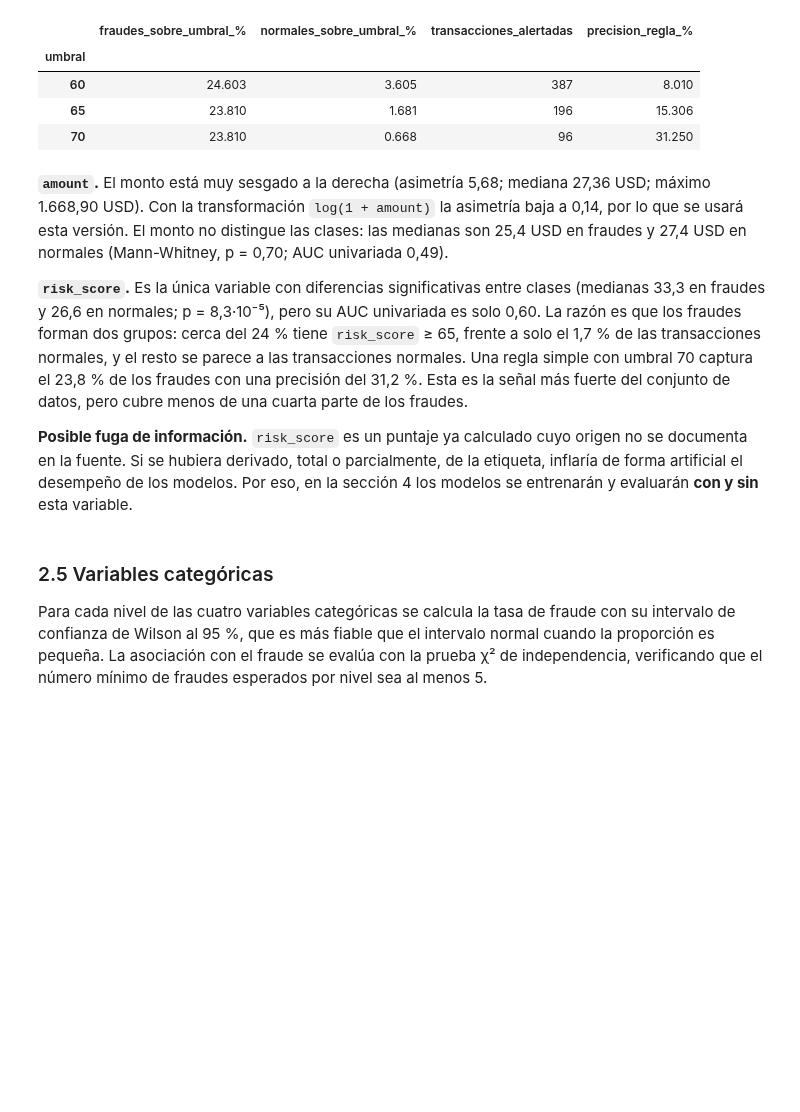
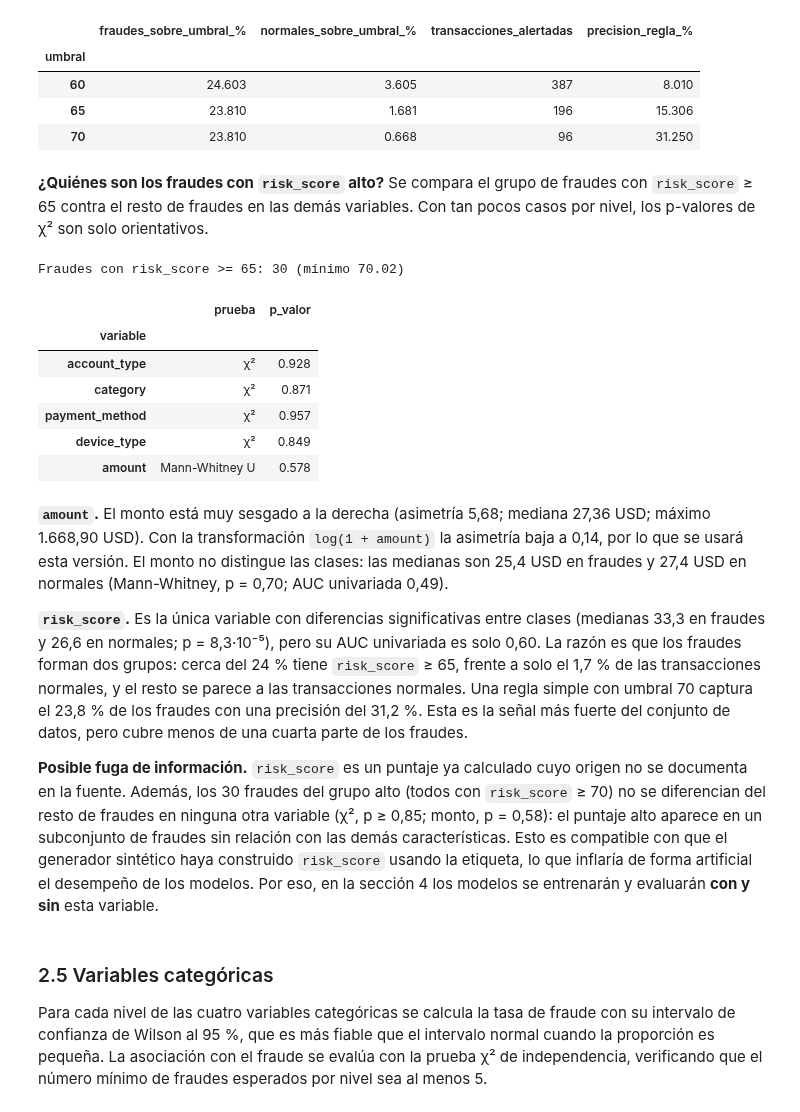
Before and after one commit to SamuelPuerta/FinancialTransactions-FraudDetection-Model, a Jupyter notebook: notebooks/01_descripcion_problema.ipynb, the cells around one changed output. Drawn from its saved outputs; the diff is of its cells as text; code cells hidden in the pictures; blank space fills up the shorter version.

```diff
--- a/notebooks/01_descripcion_problema.ipynb
+++ b/notebooks/01_descripcion_problema.ipynb
@@ -295,12 +298,36 @@ pd.DataFrame(filas).set_index("umbral")
 | 60 | 24.603 | 3.605 | 387 | 8.010 |
 | 65 | 23.810 | 1.681 | 196 | 15.306 |
 | 70 | 23.810 | 0.668 | 96 | 31.250 |
+# %% [markdown]
+**¿Quiénes son los fraudes con `risk_score` alto?** Se compara el grupo de fraudes con `risk_score` ≥ 65 contra el resto de fraudes en las demás variables. Con tan pocos casos por nivel, los p-valores de χ² son solo orientativos.
+# %%
+fraudes = df[df["is_fraud"] == 1].copy()
+fraudes["grupo"] = np.where(fraudes["risk_score"] >= 65, "risk_score alto", "resto")
+alto = fraudes["grupo"] == "risk_score alto"
+print(f"Fraudes con risk_score >= 65: {alto.sum()} (mínimo {fraudes.loc[alto, 'risk_score'].min():.2f})")
+
+filas = []
+for col in ["account_type", "category", "payment_method", "device_type"]:
+    _, p, _, _ = stats.chi2_contingency(pd.crosstab(fraudes[col], fraudes["grupo"]))
+    filas.append({"variable": col, "prueba": "χ²", "p_valor": p})
+_, p = stats.mannwhitneyu(fraudes.loc[alto, "amount"], fraudes.loc[~alto, "amount"])
+filas.append({"variable": "amount", "prueba": "Mann-Whitney U", "p_valor": p})
+pd.DataFrame(filas).set_index("variable")
+# %% [output]
+Fraudes con risk_score >= 65: 30 (mínimo 70.02)
+|  | prueba | p_valor |
+| variable |  |  |
+| account_type | χ² | 0.928 |
+| category | χ² | 0.871 |
+| payment_method | χ² | 0.957 |
+| device_type | χ² | 0.849 |
+| amount | Mann-Whitney U | 0.578 |
 # %% [markdown]
 **`amount`.** El monto está muy sesgado a la derecha (asimetría 5,68; mediana 27,36 USD; máximo 1.668,90 USD). Con la transformación `log(1 + amount)` la asimetría baja a 0,14, por lo que se usará esta versión. El monto no distingue las clases: las medianas son 25,4 USD en fraudes y 27,4 USD en normales (Mann-Whitney, p = 0,70; AUC univariada 0,49).
 
 **`risk_score`.** Es la única variable con diferencias significativas entre clases (medianas 33,3 en fraudes y 26,6 en normales; p = 8,3·10⁻⁵), pero su AUC univariada es solo 0,60. La razón es que los fraudes forman dos grupos: cerca del 24 % tiene `risk_score` ≥ 65, frente a solo el 1,7 % de las transacciones normales, y el resto se parece a las transacciones normales. Una regla simple con umbral 70 captura el 23,8 % de los fraudes con una precisión del 31,2 %. Esta es la señal más fuerte del conjunto de datos, pero cubre menos de una cuarta parte de los fraudes.
 
-**Posible fuga de información.** `risk_score` es un puntaje ya calculado cuyo origen no se documenta en la fuente. Si se hubiera derivado, total o parcialmente, de la etiqueta, inflaría de forma artificial el desempeño de los modelos. Por eso, en la sección 4 los modelos se entrenarán y evaluarán **con y sin** esta variable.
+**Posible fuga de información.** `risk_score` es un puntaje ya calculado cuyo origen no se documenta en la fuente. Además, los 30 fraudes del grupo alto (todos con `risk_score` ≥ 70) no se diferencian del resto de fraudes en ninguna otra variable (χ², p ≥ 0,85; monto, p = 0,58): el puntaje alto aparece en un subconjunto de fraudes sin relación con las demás características. Esto es compatible con que el generador sintético haya construido `risk_score` usando la etiqueta, lo que inflaría de forma artificial el desempeño de los modelos. Por eso, en la sección 4 los modelos se entrenarán y evaluarán **con y sin** esta variable.
 # %% [markdown]
 ### 2.5 Variables categóricas
 
```
Also changed, not shown: parts of 20 cells of this notebook, 14 other files.
